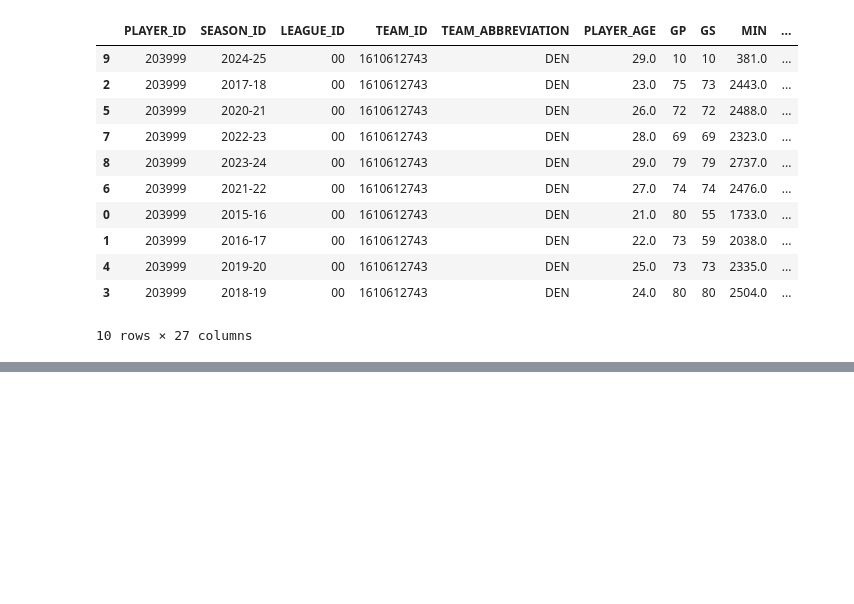
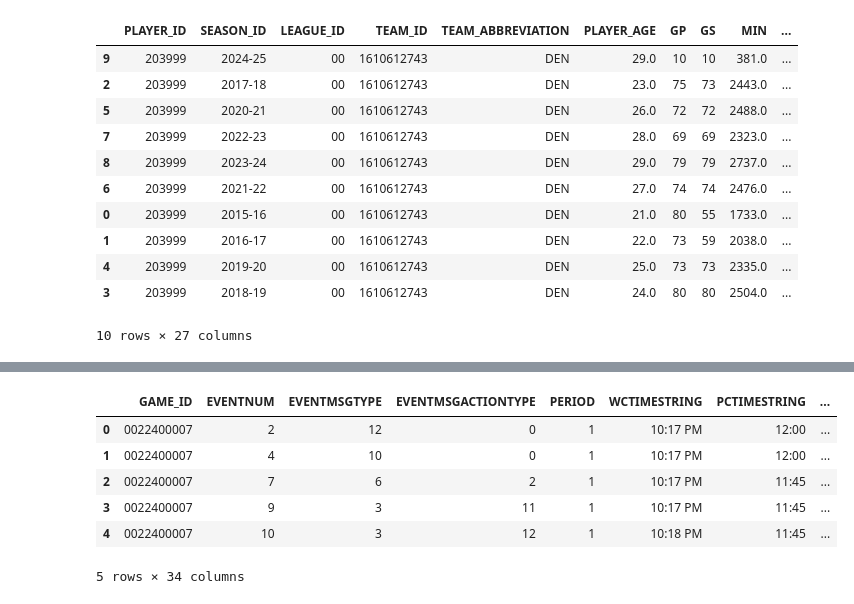
Before and after one commit to tjamescpp/NBA-Game-Summary, a Jupyter notebook: nba-api.ipynb, the cells around one changed output, grey strips where cells are left out. Cells and saved outputs as stored; diff of their text form; code cells hidden in the pictures; blank space fills up the shorter version.

```diff
--- a/nba-api.ipynb
+++ b/nba-api.ipynb
@@ -95,0 +238,10 @@ ScoreBoardDate: 2024-11-12
+# %%
+play_by_play.head()
+# %% [output]
+|  | GAME_ID | EVENTNUM | EVENTMSGTYPE | EVENTMSGACTIONTYPE | PERIOD | WCTIMESTRING | PCTIMESTRING | ... |
+| 0 | 0022400007 | 2 | 12 | 0 | 1 | 10:17 PM | 12:00 | ... |
+| 1 | 0022400007 | 4 | 10 | 0 | 1 | 10:17 PM | 12:00 | ... |
+| 2 | 0022400007 | 7 | 6 | 2 | 1 | 10:17 PM | 11:45 | ... |
+| 3 | 0022400007 | 9 | 3 | 11 | 1 | 10:17 PM | 11:45 | ... |
+| 4 | 0022400007 | 10 | 3 | 12 | 1 | 10:18 PM | 11:45 | ... |
+5 rows × 34 columns
```
Also changed, not shown: parts of 9 cells of this notebook.
